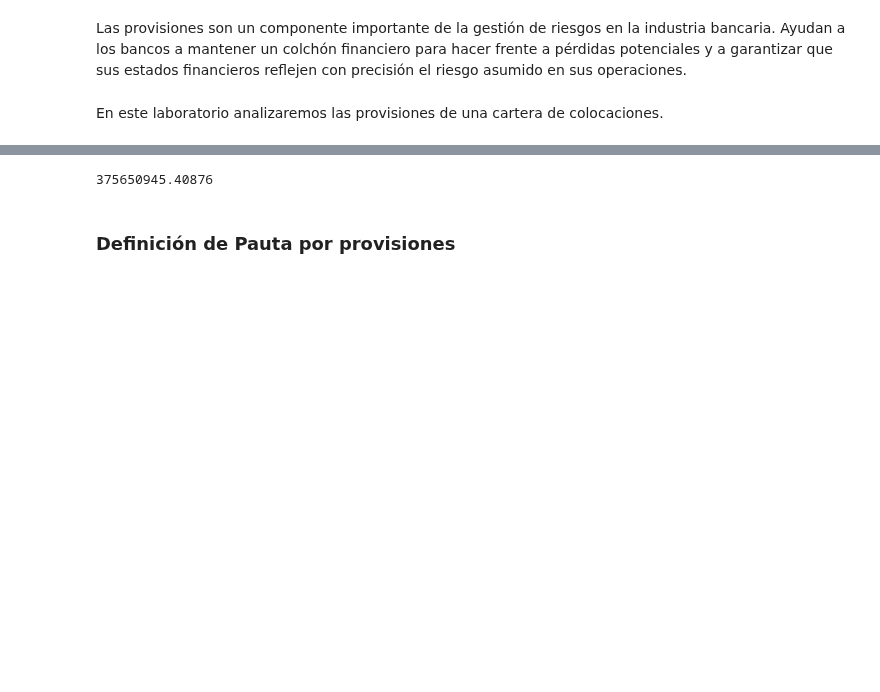
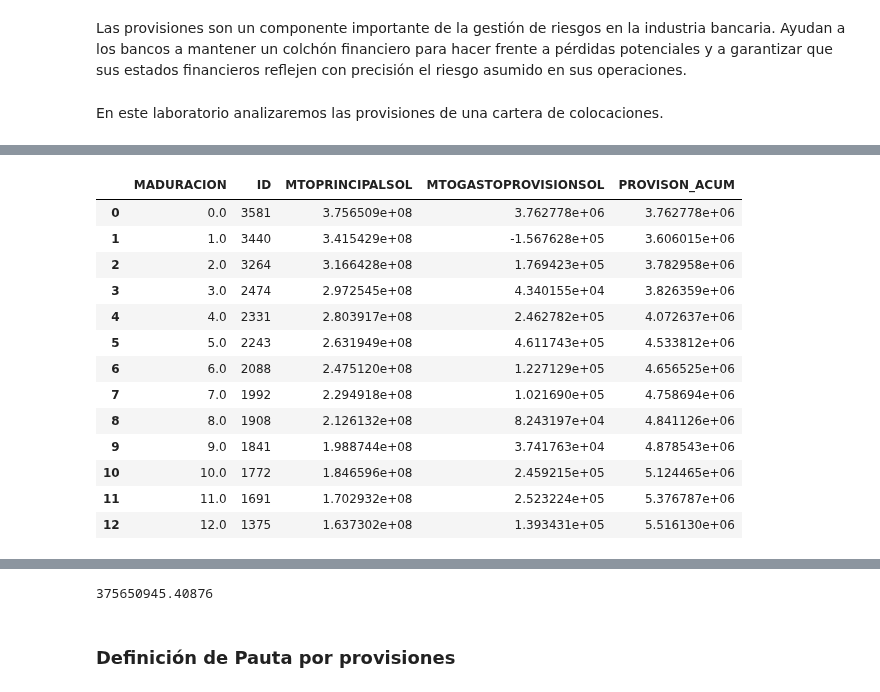
Before and after one commit to JCaballerot/Credit-Scoring, a Jupyter notebook: introduccion/calculo_provsal.ipynb, the cells around one changed output, grey strips where cells are left out. Saved outputs shown, nothing was run; the diff lists cells and outputs as text; code cells hidden in the pictures; blank space fills up the shorter version.

```diff
--- a/introduccion/calculo_provsal.ipynb
+++ b/introduccion/calculo_provsal.ipynb
@@ -32,0 +93,18 @@ res.head()
+# %%
+res['PROVISON_ACUM'] = res['MTOGASTOPROVISIONSOL'].cumsum()
+res.head(14)
+# %% [output]
+|  | MADURACION | ID | MTOPRINCIPALSOL | MTOGASTOPROVISIONSOL | PROVISON_ACUM |
+| 0 | 0.0 | 3581 | 3.756509e+08 | 3.762778e+06 | 3.762778e+06 |
+| 1 | 1.0 | 3440 | 3.415429e+08 | -1.567628e+05 | 3.606015e+06 |
+| 2 | 2.0 | 3264 | 3.166428e+08 | 1.769423e+05 | 3.782958e+06 |
+| 3 | 3.0 | 2474 | 2.972545e+08 | 4.340155e+04 | 3.826359e+06 |
+| 4 | 4.0 | 2331 | 2.803917e+08 | 2.462782e+05 | 4.072637e+06 |
+| 5 | 5.0 | 2243 | 2.631949e+08 | 4.611743e+05 | 4.533812e+06 |
+| 6 | 6.0 | 2088 | 2.475120e+08 | 1.227129e+05 | 4.656525e+06 |
+| 7 | 7.0 | 1992 | 2.294918e+08 | 1.021690e+05 | 4.758694e+06 |
+| 8 | 8.0 | 1908 | 2.126132e+08 | 8.243197e+04 | 4.841126e+06 |
+| 9 | 9.0 | 1841 | 1.988744e+08 | 3.741763e+04 | 4.878543e+06 |
+| 10 | 10.0 | 1772 | 1.846596e+08 | 2.459215e+05 | 5.124465e+06 |
+| 11 | 11.0 | 1691 | 1.702932e+08 | 2.523224e+05 | 5.376787e+06 |
+| 12 | 12.0 | 1375 | 1.637302e+08 | 1.393431e+05 | 5.516130e+06 |
```
Also changed, not shown: parts of 16 cells of this notebook.
